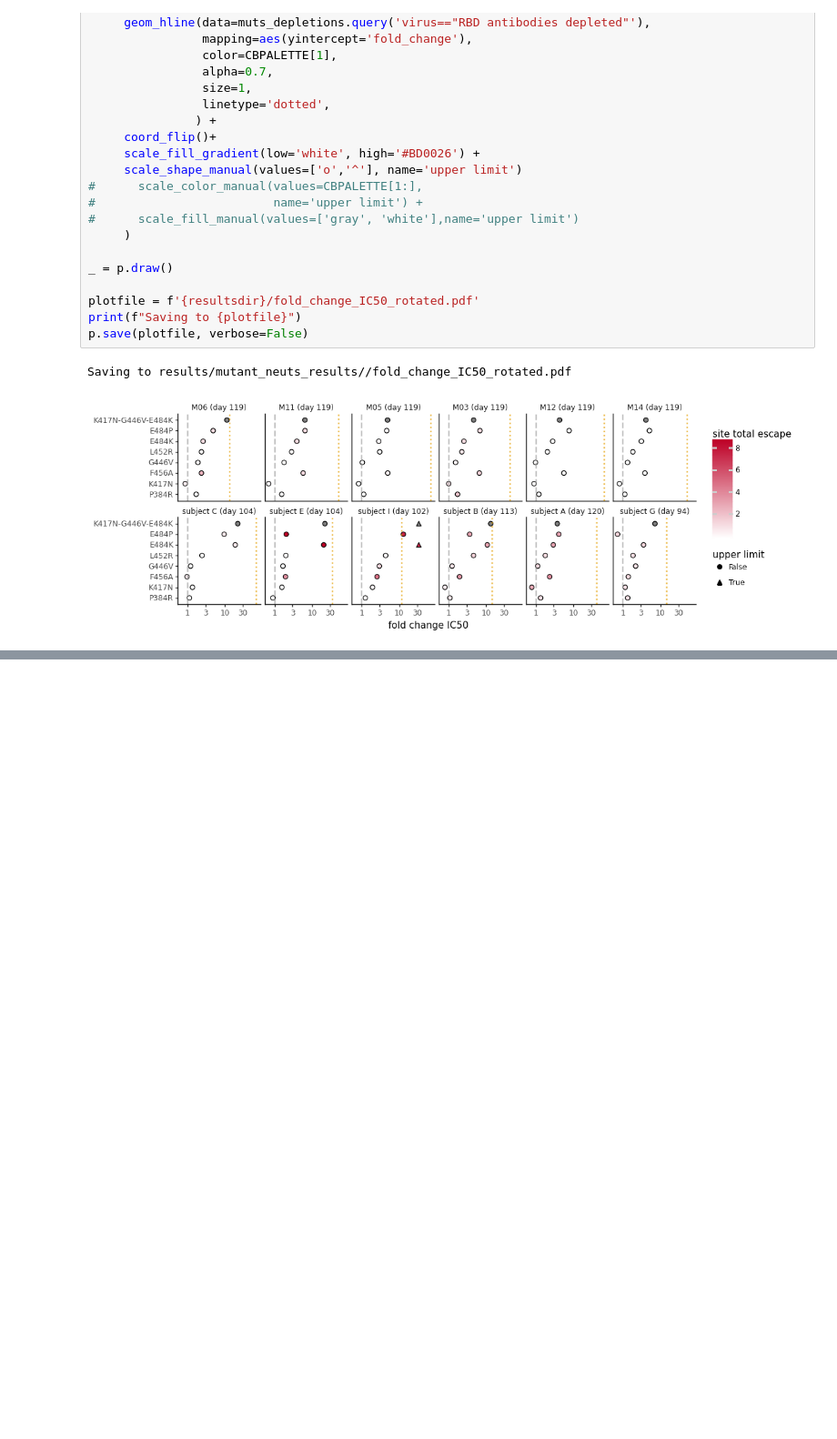
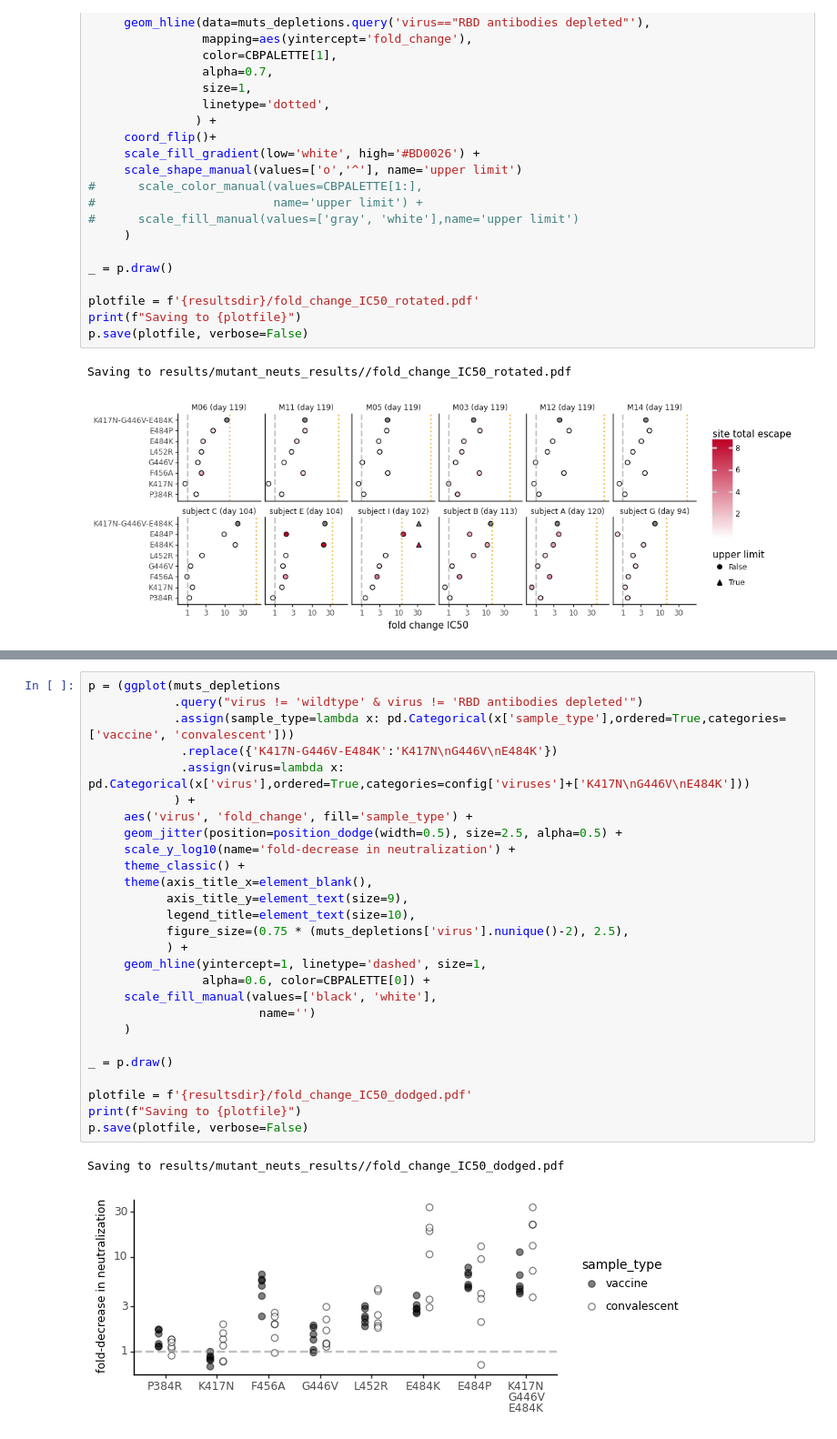
Before and after one commit to jbloomlab/SARS-CoV-2-RBD_MAP_Moderna, a Jupyter notebook: experimental_data/mutant_neuts.ipynb, the cells around one changed output, grey strips where cells are left out. Shown at 91% size. Saved outputs shown, nothing was run; the diff lists cells and outputs as text; blank space fills up the shorter version.

```diff
--- a/experimental_data/mutant_neuts.ipynb
+++ b/experimental_data/mutant_neuts.ipynb
@@ -480,0 +498,30 @@ Saving to results/mutant_neuts_results//fold_change_IC50_rotated_grouped.pdf
+# %%
+p = (ggplot(muts_depletions
+            .query("virus != 'wildtype' & virus != 'RBD antibodies depleted'")
+            .assign(sample_type=lambda x: pd.Categorical(x['sample_type'],ordered=True,categories=['vaccine', 'convalescent']))
+             .replace({'K417N-G446V-E484K':'K417N\nG446V\nE484K'})
+             .assign(virus=lambda x: pd.Categorical(x['virus'],ordered=True,categories=config['viruses']+['K417N\nG446V\nE484K']))
+            ) +
+     aes('virus', 'fold_change', fill='sample_type') +
+     geom_jitter(position=position_dodge(width=0.5), size=2.5, alpha=0.5) +
+     scale_y_log10(name='fold-decrease in neutralization') +
+     theme_classic() +
+     theme(axis_title_x=element_blank(),
+           axis_title_y=element_text(size=9),
+           legend_title=element_text(size=10),
+           figure_size=(0.75 * (muts_depletions['virus'].nunique()-2), 2.5),
+           ) +
+     geom_hline(yintercept=1, linetype='dashed', size=1,
+                alpha=0.6, color=CBPALETTE[0]) +
+     scale_fill_manual(values=['black', 'white'],
+                        name='')
+     )
+
+_ = p.draw()
+
+plotfile = f'{resultsdir}/fold_change_IC50_dodged.pdf'
+print(f"Saving to {plotfile}")
+p.save(plotfile, verbose=False)
+# %% [output]
+Saving to results/mutant_neuts_results//fold_change_IC50_dodged.pdf
+[figure, added]
```
Also changed, not shown: parts of 10 cells of this notebook, 21 other files.
